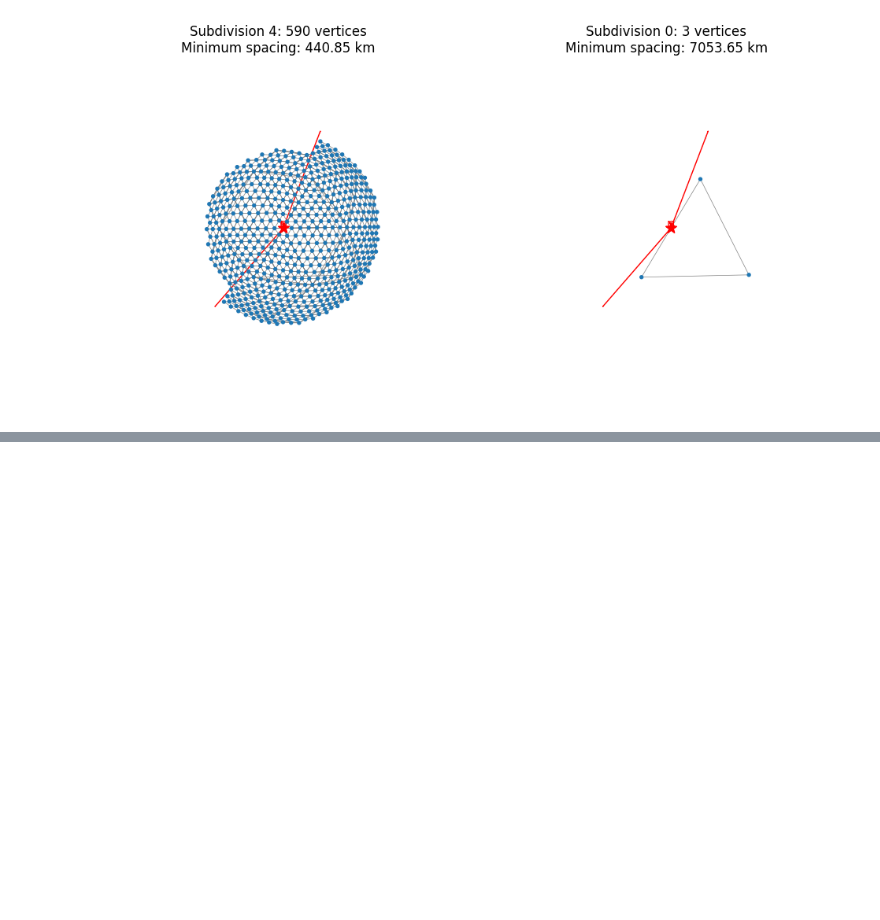
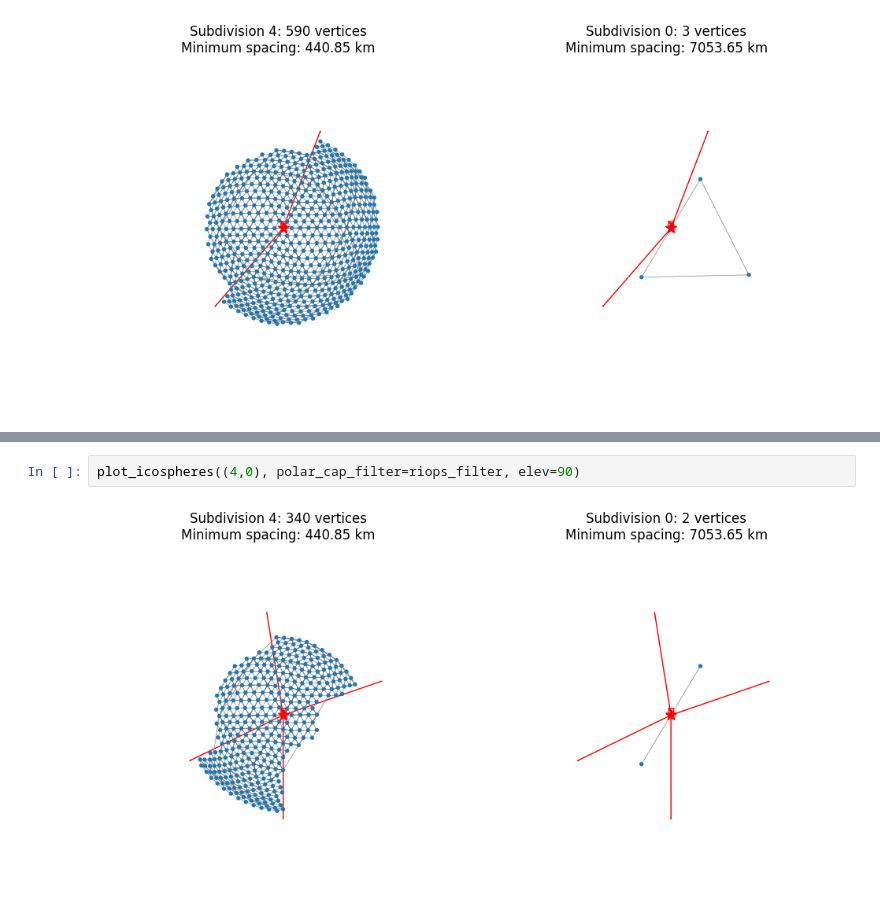
Before and after one commit to ParsaGooya/GenDA-Ocean-Ice, a Jupyter notebook: HPE_ocean_ice_genDA/test.ipynb, the cells around one changed output, grey strips where cells are left out. Saved outputs shown, nothing was run; the diff lists cells and outputs as text; blank space fills up the shorter version.

```diff
--- a/HPE_ocean_ice_genDA/test.ipynb
+++ b/HPE_ocean_ice_genDA/test.ipynb
@@ -139,0 +149,4 @@ plot_icospheres((4,0), polar_cap_filter=riops_filter, elev=90)
+# %%
+plot_icospheres((4,0), polar_cap_filter=riops_filter, elev=90)
+# %% [output]
+[figure, added]
```
Also changed, not shown: parts of 2 cells of this notebook.
